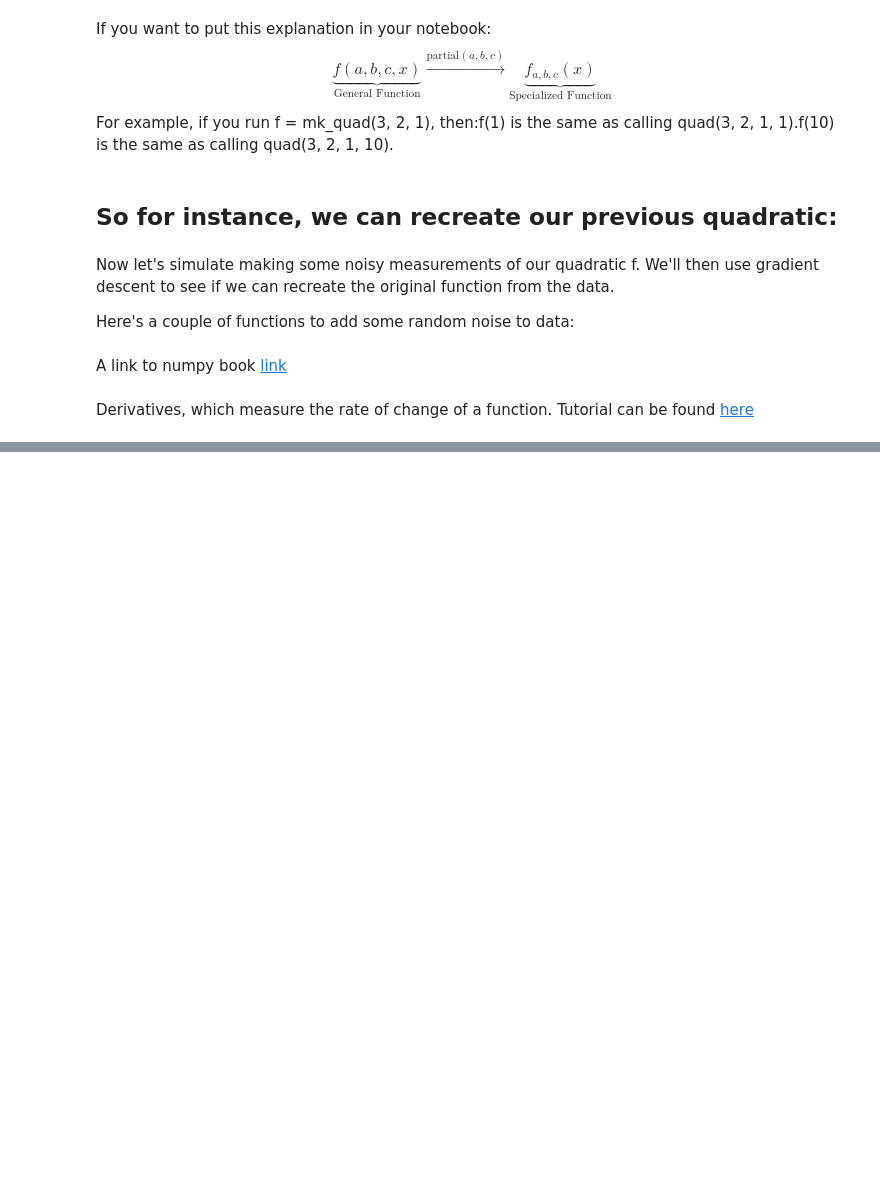
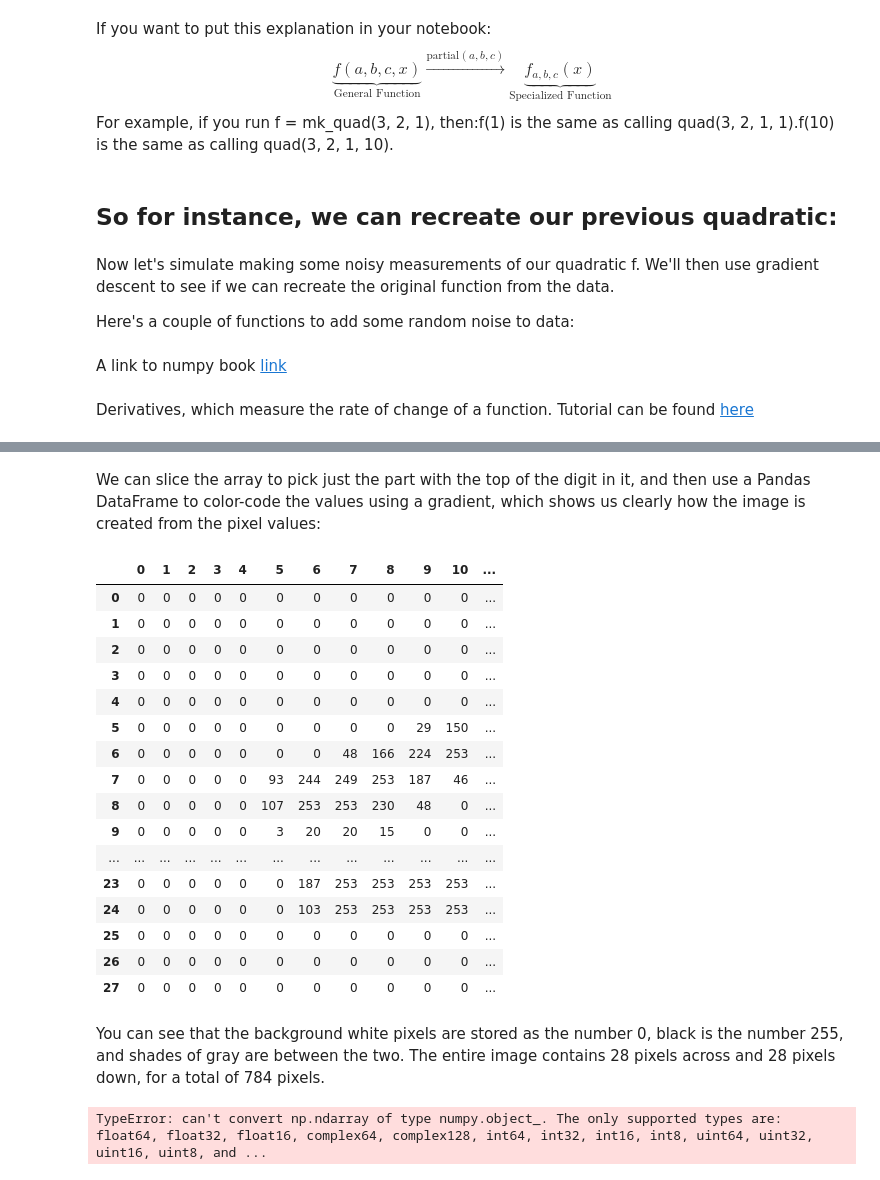
Before and after one commit to AwaisAli37405/Deep_Learning_with_fast_ai, a Jupyter notebook: Deep_Learning_fast_ai.ipynb, the cells around one changed output, grey strips where cells are left out. Drawn from its saved outputs; the diff is of its cells as text; code cells hidden in the pictures; blank space fills up the shorter version.

```diff
--- a/Deep_Learning_fast_ai.ipynb
+++ b/Deep_Learning_fast_ai.ipynb
@@ -226,0 +299,33 @@ plt.show()
+# %% [markdown]
+We can slice the array to pick just the part with the top of the digit in it, and then use a Pandas DataFrame to color-code the values using a gradient, which shows us clearly how the image is created from the pixel values:
+# %%
+im3_t = tensor(Image.open(im3))
+df = pd.DataFrame(im3_t)
+df.style.set_properties(**{'font-size':'6pt'}).background_gradient('Greys')
+# %% [output]
+|  | 0 | 1 | 2 | 3 | 4 | 5 | 6 | 7 | 8 | 9 | 10 | ... |
+| 0 | 0 | 0 | 0 | 0 | 0 | 0 | 0 | 0 | 0 | 0 | 0 | ... |
+| 1 | 0 | 0 | 0 | 0 | 0 | 0 | 0 | 0 | 0 | 0 | 0 | ... |
+| 2 | 0 | 0 | 0 | 0 | 0 | 0 | 0 | 0 | 0 | 0 | 0 | ... |
+| 3 | 0 | 0 | 0 | 0 | 0 | 0 | 0 | 0 | 0 | 0 | 0 | ... |
+| 4 | 0 | 0 | 0 | 0 | 0 | 0 | 0 | 0 | 0 | 0 | 0 | ... |
+| 5 | 0 | 0 | 0 | 0 | 0 | 0 | 0 | 0 | 0 | 29 | 150 | ... |
+| 6 | 0 | 0 | 0 | 0 | 0 | 0 | 0 | 48 | 166 | 224 | 253 | ... |
+| 7 | 0 | 0 | 0 | 0 | 0 | 93 | 244 | 249 | 253 | 187 | 46 | ... |
+| 8 | 0 | 0 | 0 | 0 | 0 | 107 | 253 | 253 | 230 | 48 | 0 | ... |
+| 9 | 0 | 0 | 0 | 0 | 0 | 3 | 20 | 20 | 15 | 0 | 0 | ... |
+| ... | ... | ... | ... | ... | ... | ... | ... | ... | ... | ... | ... | ... |
+| 23 | 0 | 0 | 0 | 0 | 0 | 0 | 187 | 253 | 253 | 253 | 253 | ... |
+| 24 | 0 | 0 | 0 | 0 | 0 | 0 | 103 | 253 | 253 | 253 | 253 | ... |
+| 25 | 0 | 0 | 0 | 0 | 0 | 0 | 0 | 0 | 0 | 0 | 0 | ... |
+| 26 | 0 | 0 | 0 | 0 | 0 | 0 | 0 | 0 | 0 | 0 | 0 | ... |
+| 27 | 0 | 0 | 0 | 0 | 0 | 0 | 0 | 0 | 0 | 0 | 0 | ... |
+# %% [markdown]
+You can see that the background white pixels are stored as the number 0, black is the number 255, and shades of gray are between the two. The entire image contains 28 pixels across and 28 pixels down, for a total of 784 pixels.
+# %%
+# now creating the tensor of images of 3 and 7
+sevens = [tensor(Image.open(o)) for o in sevens]
+threes = [tensor(Image.open(o) for o in threes)]
+print(len(sevens), len(threes))
+# %% [output]
+TypeError: can't convert np.ndarray of type numpy.object_. The only supported types are: float64, float32, float16, complex64, complex128, int64, int32, int16, int8, uint64, uint32, uint16, uint8, and ...
```
Also changed, not shown: parts of 16 cells of this notebook.
